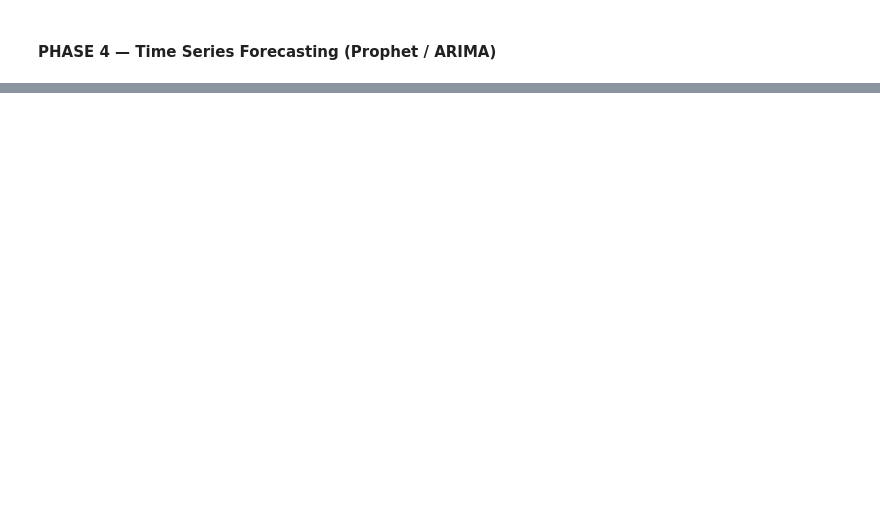
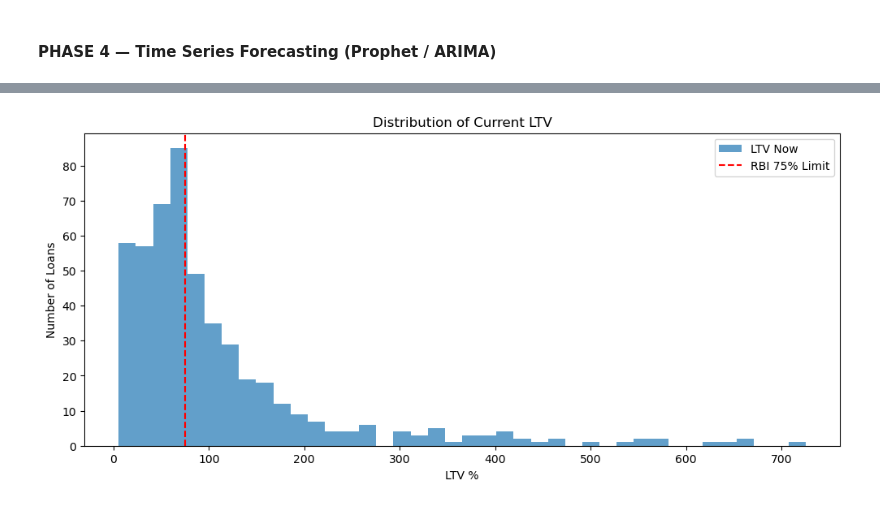
Before and after one commit to Ritesh-456/gold-price-ltv-analysis, a Jupyter notebook: gold_ltv_analysis.ipynb, the cells around one changed output, grey strips where cells are left out. Drawn from its saved outputs; the diff is of its cells as text; code cells hidden in the pictures; blank space fills up the shorter version.

```diff
--- a/gold_ltv_analysis.ipynb
+++ b/gold_ltv_analysis.ipynb
@@ -231,0 +402,6 @@ plt.show()
+# %%
+loan_df["gold_value_now"] = loan_df["gold_weight_g"] * loan_df["purity_factor"] * current_price_per_g
+
+loan_df["LTV_now"] = (loan_df["loan_amount"] / loan_df["gold_value_now"]) * 100
+
+loan_df.head()
@@ -231,0 +429,6 @@ plt.show()
+# %%
+loan_df["gold_value_forecast"] = loan_df["gold_weight_g"] * loan_df["purity_factor"] * forecast_day30_price_g
+
+loan_df["LTV_forecast"] = (loan_df["loan_amount"] / loan_df["gold_value_forecast"]) * 100
+
+loan_df.head()
@@ -231,0 +442,14 @@ plt.show()
+# %%
+stress_levels = {
+    "-5%": 0.95,
+    "-10%": 0.90,
+    "-20%": 0.80
+}
+
+for label, factor in stress_levels.items():
+    price_g = current_price_per_g * factor
+    loan_df[f"LTV_{label}"] = (loan_df["loan_amount"] /
+                               (loan_df["gold_weight_g"] * loan_df["purity_factor"] * price_g)
+                              ) * 100
+
+loan_df.head()
@@ -231,0 +463,5 @@ plt.show()
+# %%
+for col in ["LTV_now", "LTV_forecast", "LTV_-5%", "LTV_-10%", "LTV_-20%"]:
+    loan_df[f"Risk_{col}"] = loan_df[col] > 75
+
+loan_df.head()
@@ -231,0 +495,11 @@ plt.show()
+# %%
+plt.figure(figsize=(12,5))
+plt.hist(loan_df["LTV_now"], bins=40, alpha=0.7, label="LTV Now")
+plt.axvline(75, color="red", linestyle="--", label="RBI 75% Limit")
+plt.title("Distribution of Current LTV")
+plt.xlabel("LTV %")
+plt.ylabel("Number of Loans")
+plt.legend()
+plt.show()
+# %% [output]
+[figure, added]
```
Also changed, not shown: parts of 16 cells of this notebook, 5 other files.
